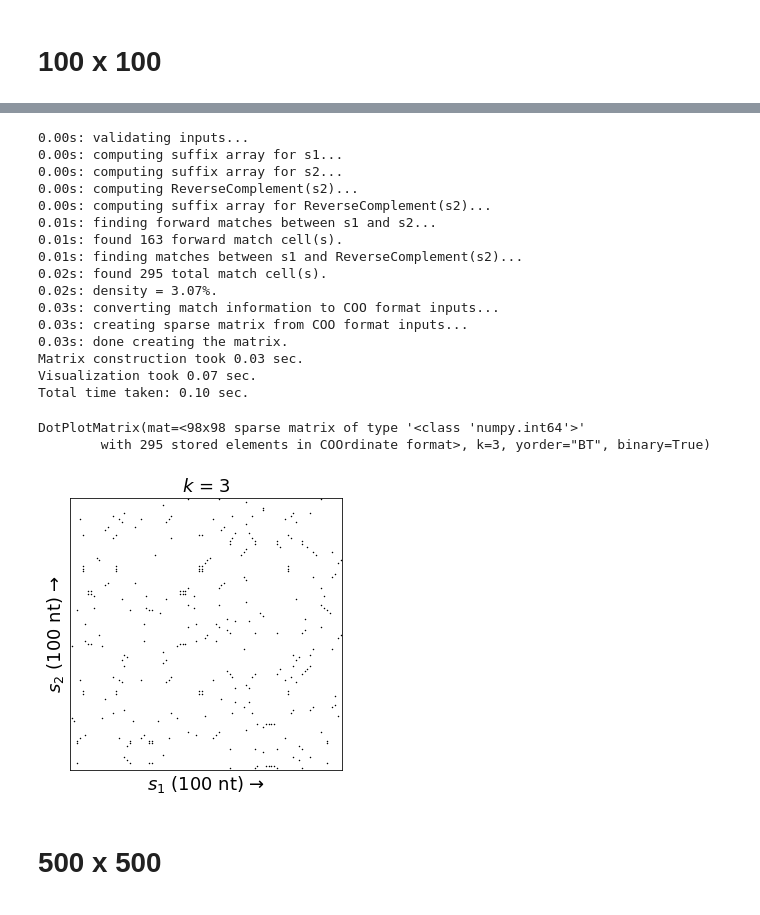
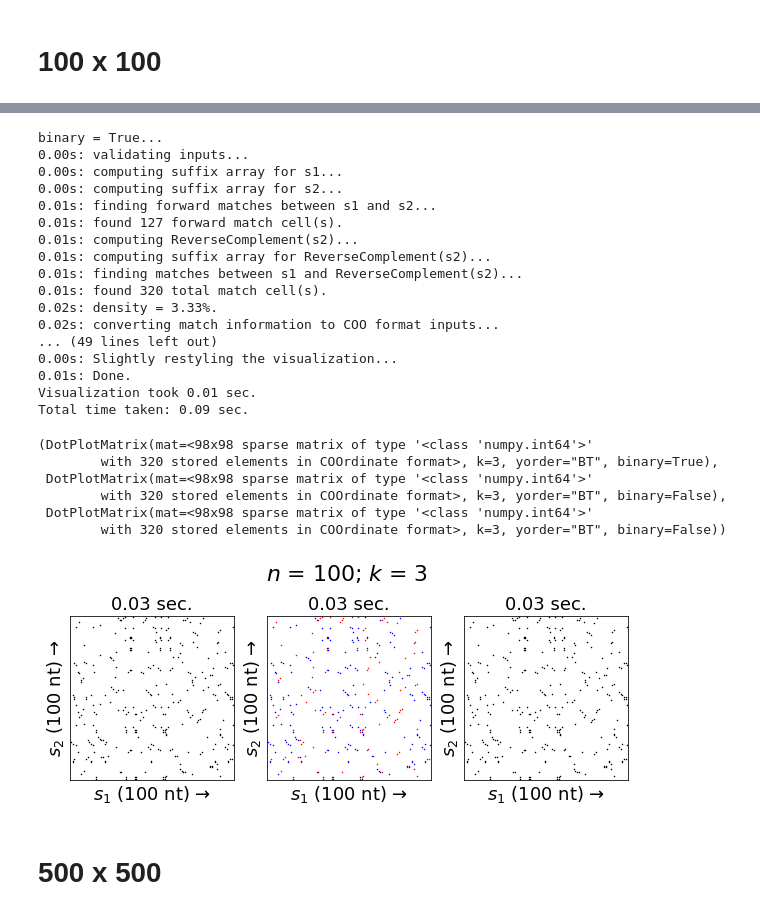
Before and after one commit to fedarko/wotplot, a Jupyter notebook: docs/Benchmarking.ipynb, the cells around one changed output, grey strips where cells are left out. Drawn from its saved outputs; the diff is of its cells as text; code cells hidden in the pictures.

```diff
--- a/docs/Benchmarking.ipynb
+++ b/docs/Benchmarking.ipynb
@@ -78,25 +116,30 @@ DotPlotMatrix(mat=<99x99 sparse matrix of type '<class 'numpy.int64'>'
 # %%
-sim(100, 3)
+sim(100, 3, incl_fb=True)
 # %% [output]
+binary = True...
 0.00s: validating inputs...
 0.00s: computing suffix array for s1...
 0.00s: computing suffix array for s2...
-0.00s: computing ReverseComplement(s2)...
-0.00s: computing suffix array for ReverseComplement(s2)...
 0.01s: finding forward matches between s1 and s2...
-0.01s: found 163 forward match cell(s).
+0.01s: found 127 forward match cell(s).
+0.01s: computing ReverseComplement(s2)...
+0.01s: computing suffix array for ReverseComplement(s2)...
 0.01s: finding matches between s1 and ReverseComplement(s2)...
-0.02s: found 295 total match cell(s).
-0.02s: density = 3.07%.
-0.03s: converting match information to COO format inputs...
-0.03s: creating sparse matrix from COO format inputs...
-0.03s: done creating the matrix.
-Matrix construction took 0.03 sec.
-Visualization took 0.07 sec.
-Total time taken: 0.10 sec.
+0.01s: found 320 total match cell(s).
+0.02s: density = 3.33%.
+0.02s: converting match information to COO format inputs...
+... (49 lines left out)
+0.00s: Slightly restyling the visualization...
+0.01s: Done.
+Visualization took 0.01 sec.
+Total time taken: 0.09 sec.
-DotPlotMatrix(mat=<98x98 sparse matrix of type '<class 'numpy.int64'>'
-        with 295 stored elements in COOrdinate format>, k=3, yorder="BT", binary=True)
+(DotPlotMatrix(mat=<98x98 sparse matrix of type '<class 'numpy.int64'>'
+        with 320 stored elements in COOrdinate format>, k=3, yorder="BT", binary=True),
+ DotPlotMatrix(mat=<98x98 sparse matrix of type '<class 'numpy.int64'>'
+        with 320 stored elements in COOrdinate format>, k=3, yorder="BT", binary=False),
+ DotPlotMatrix(mat=<98x98 sparse matrix of type '<class 'numpy.int64'>'
+        with 320 stored elements in COOrdinate format>, k=3, yorder="BT", binary=False))
-[figure, old version]
+[figure, new version]
 # %% [markdown]
 # 500 x 500
 # %%
```
Also changed, not shown: parts of 24 cells of this notebook.
